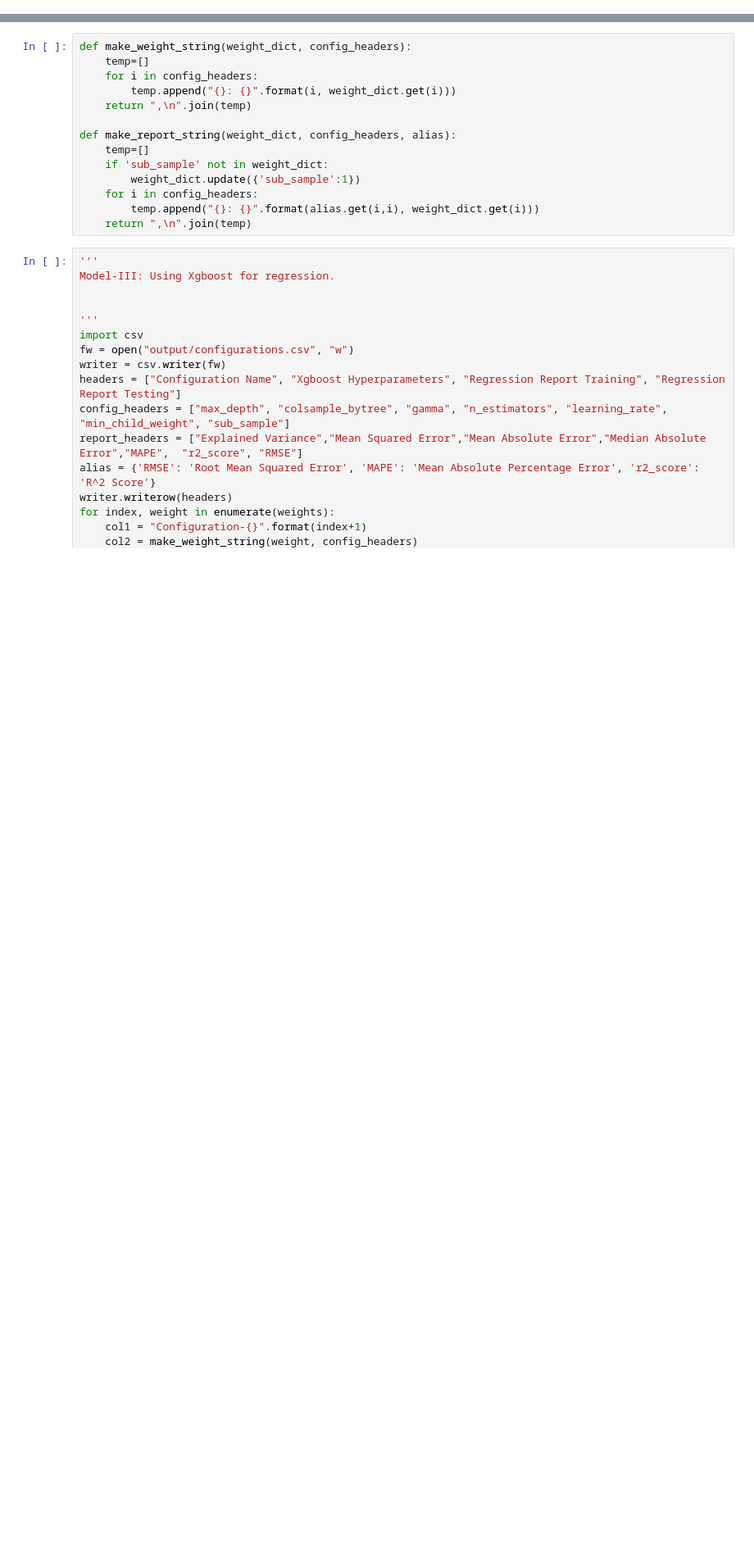
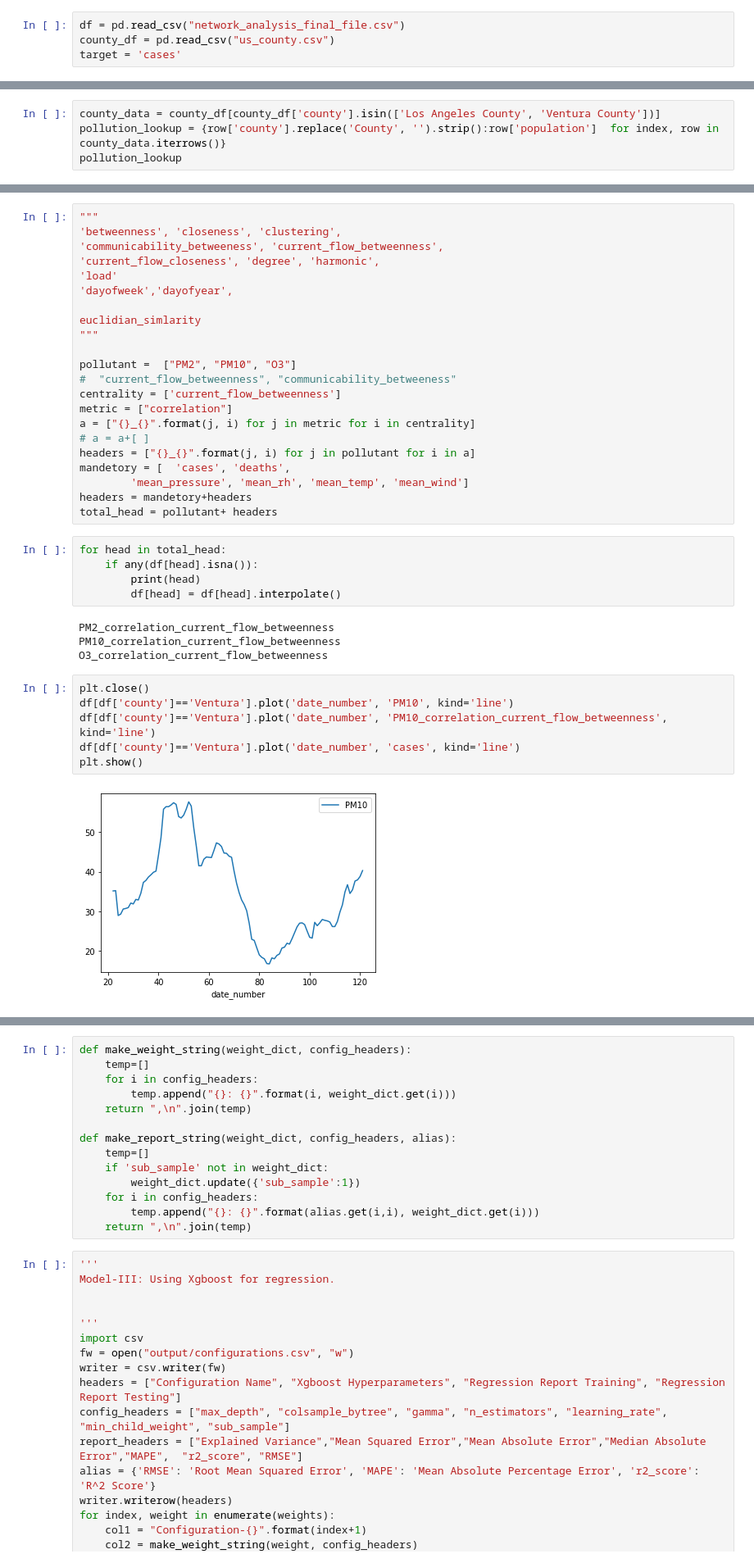
Before and after one commit to newtein/pollution_science, a Jupyter notebook: data_modelling_v2_hyperparameter_tuning.ipynb, the cells around one changed output, grey strips where cells are left out. Shown: that part at 82% size. Saved outputs shown, nothing was run; the diff lists cells and outputs as text; blank space fills up the shorter version.

```diff
--- a/data_modelling_v2_hyperparameter_tuning.ipynb
+++ b/data_modelling_v2_hyperparameter_tuning.ipynb
@@ -78,0 +62,4 @@ X = pd.DataFrame(X_complete, columns=X.columns)
+# %%
+df = pd.read_csv("network_analysis_final_file.csv")
+county_df = pd.read_csv("us_county.csv")
+target = 'cases'
@@ -78,0 +82,4 @@ X = pd.DataFrame(X_complete, columns=X.columns)
+# %%
+county_data = county_df[county_df['county'].isin(['Los Angeles County', 'Ventura County'])]
+pollution_lookup = {row['county'].replace('County', '').strip():row['population']  for index, row in county_data.iterrows()}
+pollution_lookup
@@ -78,0 +116,39 @@ X = pd.DataFrame(X_complete, columns=X.columns)
+# %%
+"""
+'betweenness', 'closeness', 'clustering',
+'communicability_betweeness', 'current_flow_betweenness',
+'current_flow_closeness', 'degree', 'harmonic',
+'load'
+'dayofweek','dayofyear',
+
+euclidian_simlarity
+"""
+
+pollutant =  ["PM2", "PM10", "O3"]
+#  "current_flow_betweenness", "communicability_betweeness"
+centrality = ['current_flow_betweenness']
+metric = ["correlation"]
+a = ["{}_{}".format(j, i) for j in metric for i in centrality]
+# a = a+[ ]
+headers = ["{}_{}".format(j, i) for j in pollutant for i in a]
+mandetory = [  'cases', 'deaths',
+        'mean_pressure', 'mean_rh', 'mean_temp', 'mean_wind']
+headers = mandetory+headers
+total_head = pollutant+ headers
+# %%
+for head in total_head:
+    if any(df[head].isna()):
+        print(head)
+        df[head] = df[head].interpolate()
+# %% [output]
+PM2_correlation_current_flow_betweenness
+PM10_correlation_current_flow_betweenness
+O3_correlation_current_flow_betweenness
+# %%
+plt.close()
+df[df['county']=='Ventura'].plot('date_number', 'PM10', kind='line')
+df[df['county']=='Ventura'].plot('date_number', 'PM10_correlation_current_flow_betweenness', kind='line')
+df[df['county']=='Ventura'].plot('date_number', 'cases', kind='line')
+plt.show()
+# %% [output]
+[figure, added]
```
Also changed, not shown: parts of 30 cells of this notebook.
